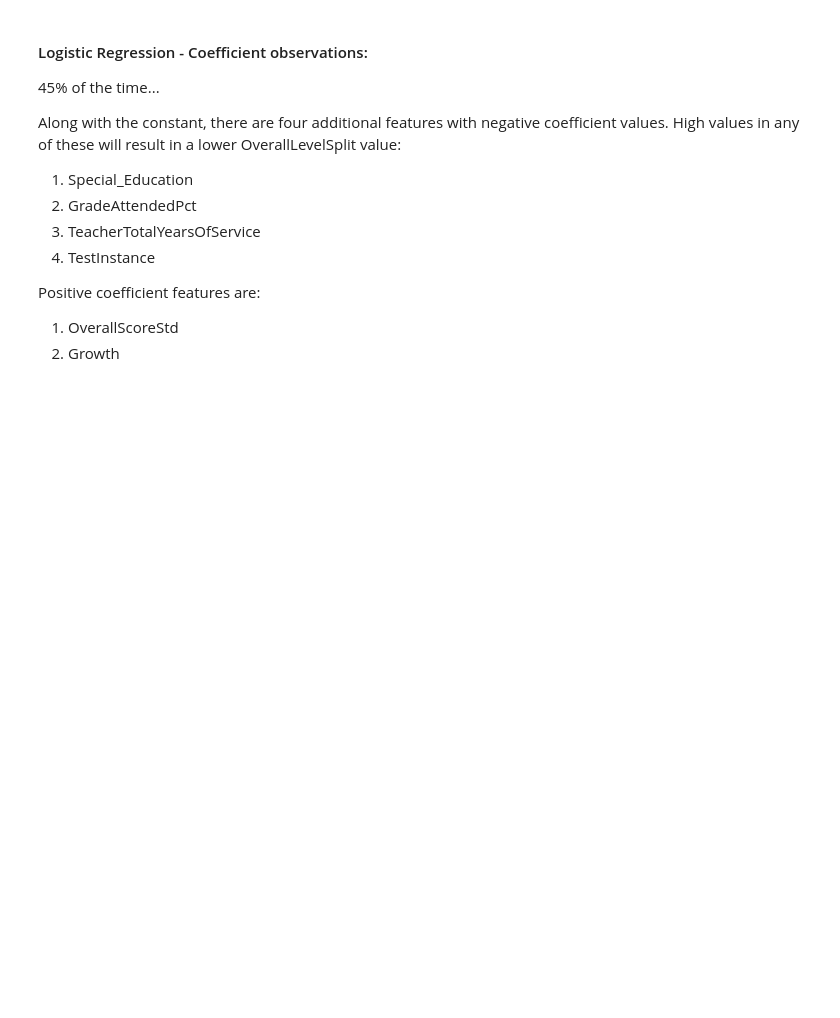
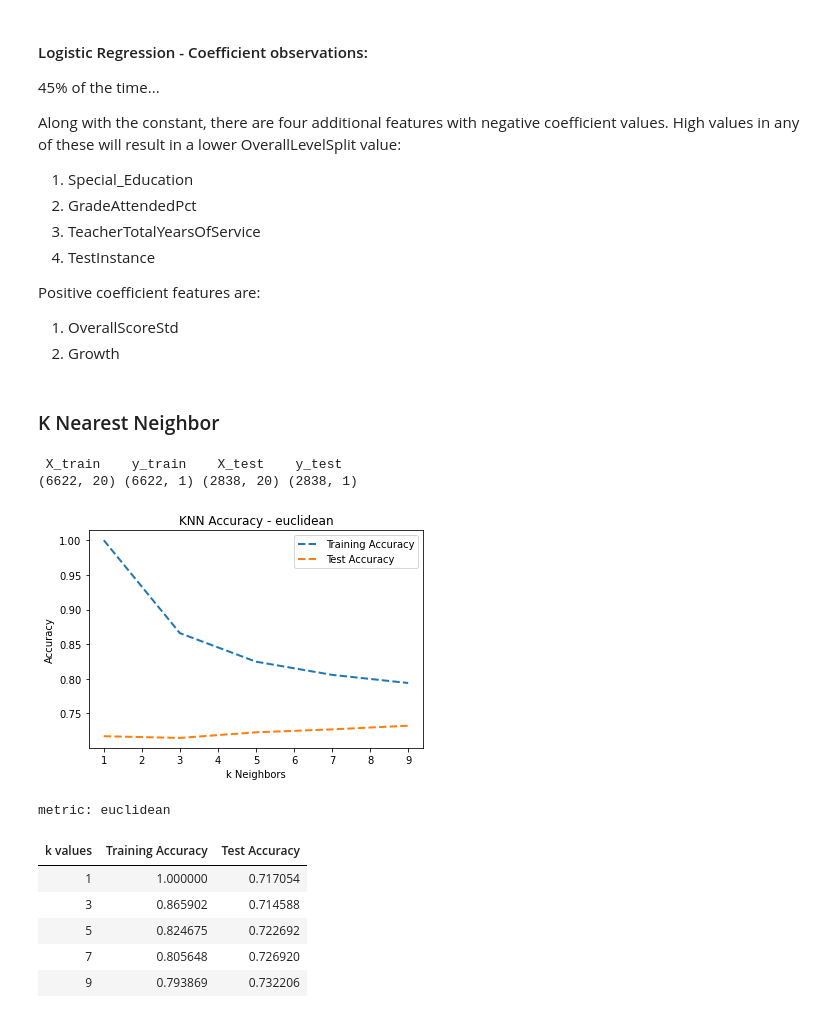
Before and after one commit to Oscar-Gil-Data/ADS-599B, a Jupyter notebook: Code Library Folder/Modeling(OG).ipynb, the cells around one changed output. Cells and saved outputs as stored; diff of their text form; code cells hidden in the pictures; blank space fills up the shorter version.

```diff
--- a/Code Library Folder/Modeling(OG).ipynb
+++ b/Code Library Folder/Modeling(OG).ipynb
@@ -276,3 +299,54 @@ Along with the constant, there are four additional features with negative coeffi
 Positive coefficient features are:
 1. OverallScoreStd
 2. Growth
+# %% [markdown]
+### K Nearest Neighbor
+# %%
+# Copy from main dataframe
+knn_df = df.copy()
+# %%
+X = knn_df.loc[ : , knn_df.columns != 'OverallLevel']
+y = knn_df[['OverallLevel']]
+
+X_train, X_test, y_train, y_test = train_test_split(X,y,random_state=700, test_size=0.30)
+print(" X_train    y_train    X_test    y_test")
+print(X_train.shape, y_train.shape, X_test.shape, y_test.shape)
+# %% [output]
+ X_train    y_train    X_test    y_test
+(6622, 20) (6622, 1) (2838, 20) (2838, 1)
+# %%
+metric='euclidean'
+knn_accuracy = []
+
+for i in range(1, 10, 2):
+    knn_clsf = KNeighborsClassifier(metric=metric, n_neighbors=i).fit(X_train, y_train)
+
+    knn_clsf_train_pred = knn_clsf.predict(X_train)
+    knn_clsf_test_pred  = knn_clsf.predict(X_test)
+
+    knn_accuracy.append({'k values': i,
+                         'Training Accuracy': accuracy_score(knn_clsf_train_pred, y_train),
+                         'Test Accuracy': accuracy_score(knn_clsf_test_pred, y_test)})
+
+# Plot
+print("\n")
+plt.plot(pd.DataFrame(knn_accuracy)['k values'], pd.DataFrame(knn_accuracy)['Training Accuracy'], '--', linewidth=2, label='Training Accuracy')
+plt.plot(pd.DataFrame(knn_accuracy)['k values'], pd.DataFrame(knn_accuracy)['Test Accuracy'], '--', linewidth=2, label='Test Accuracy')
+plt.xlabel('k Neighbors')
+plt.ylabel('Accuracy')
+plt.title('KNN Accuracy - ' + metric)
+plt.legend()
+plt.show()
+
+# Results
+print("metric:", metric)
+pd.DataFrame(knn_accuracy).style.hide_index()
+# %% [output]
+[figure, added]
+metric: euclidean
+| k values | Training Accuracy | Test Accuracy |
+| 1 | 1.000000 | 0.717054 |
+| 3 | 0.865902 | 0.714588 |
+| 5 | 0.824675 | 0.722692 |
+| 7 | 0.805648 | 0.726920 |
+| 9 | 0.793869 | 0.732206 |
```
Also changed, not shown: parts of 4 cells of this notebook.
